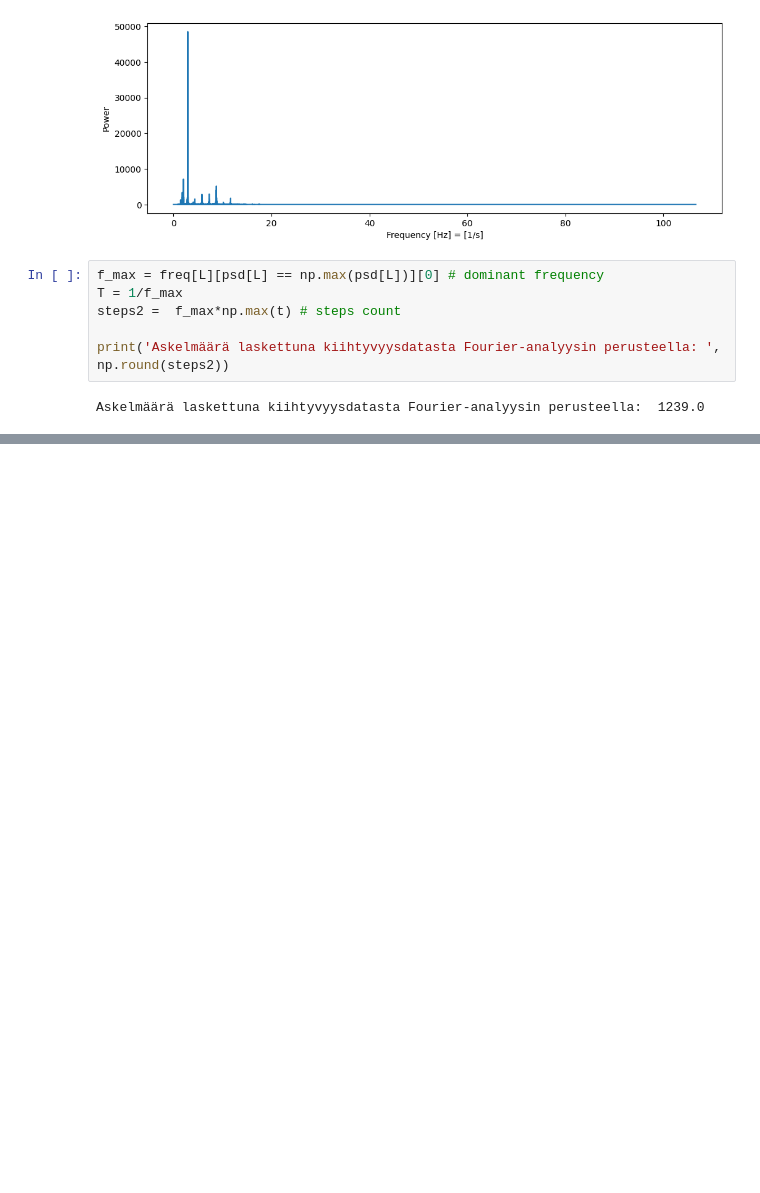
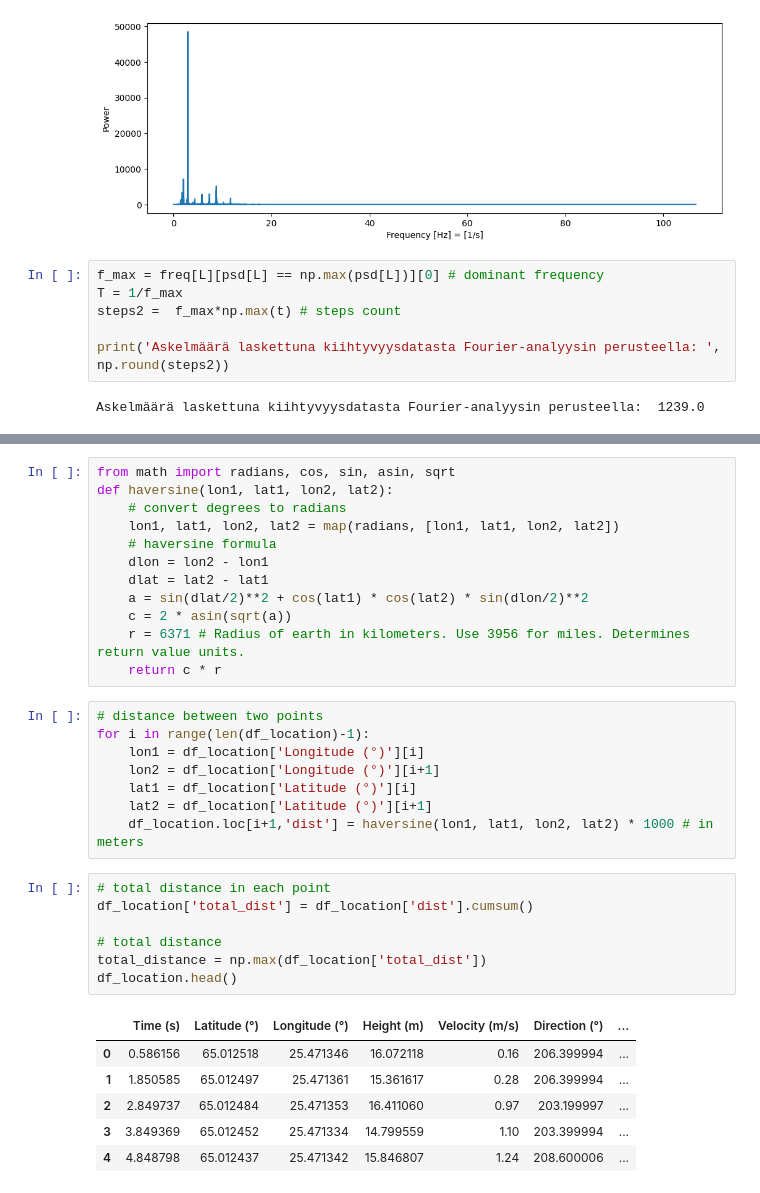
Before and after one commit to GharibHussain/fyysikan_loppuprojekti, a Jupyter notebook: loppu_projekti.ipynb, the cells around one changed output, grey strips where cells are left out. Saved outputs shown, nothing was run; the diff lists cells and outputs as text; blank space fills up the shorter version.

```diff
--- a/loppu_projekti.ipynb
+++ b/loppu_projekti.ipynb
@@ -85,0 +105,34 @@ Askelmäärä laskettuna kiihtyvyysdatasta Fourier-analyysin perusteella:  1239.
+# %%
+from math import radians, cos, sin, asin, sqrt
+def haversine(lon1, lat1, lon2, lat2):
+    # convert degrees to radians
+    lon1, lat1, lon2, lat2 = map(radians, [lon1, lat1, lon2, lat2])
+    # haversine formula
+    dlon = lon2 - lon1
+    dlat = lat2 - lat1
+    a = sin(dlat/2)**2 + cos(lat1) * cos(lat2) * sin(dlon/2)**2
+    c = 2 * asin(sqrt(a))
+    r = 6371 # Radius of earth in kilometers. Use 3956 for miles. Determines return value units.
+    return c * r
+# %%
+# distance between two points
+for i in range(len(df_location)-1):
+    lon1 = df_location['Longitude (°)'][i]
+    lon2 = df_location['Longitude (°)'][i+1]
+    lat1 = df_location['Latitude (°)'][i]
+    lat2 = df_location['Latitude (°)'][i+1]
+    df_location.loc[i+1,'dist'] = haversine(lon1, lat1, lon2, lat2) * 1000 # in meters
+# %%
+# total distance in each point
+df_location['total_dist'] = df_location['dist'].cumsum()
+
+# total distance
+total_distance = np.max(df_location['total_dist'])
+df_location.head()
+# %% [output]
+|  | Time (s) | Latitude (°) | Longitude (°) | Height (m) | Velocity (m/s) | Direction (°) | ... |
+| 0 | 0.586156 | 65.012518 | 25.471346 | 16.072118 | 0.16 | 206.399994 | ... |
+| 1 | 1.850585 | 65.012497 | 25.471361 | 15.361617 | 0.28 | 206.399994 | ... |
+| 2 | 2.849737 | 65.012484 | 25.471353 | 16.411060 | 0.97 | 203.199997 | ... |
+| 3 | 3.849369 | 65.012452 | 25.471334 | 14.799559 | 1.10 | 203.399994 | ... |
+| 4 | 4.848798 | 65.012437 | 25.471342 | 15.846807 | 1.24 | 208.600006 | ... |
```
Also changed, not shown: parts of 2 cells of this notebook.
